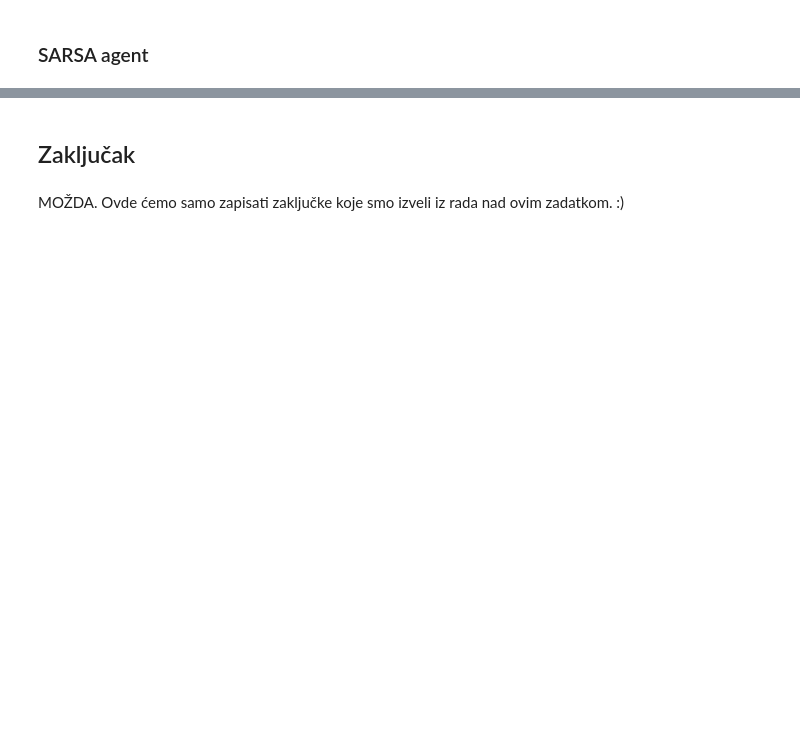
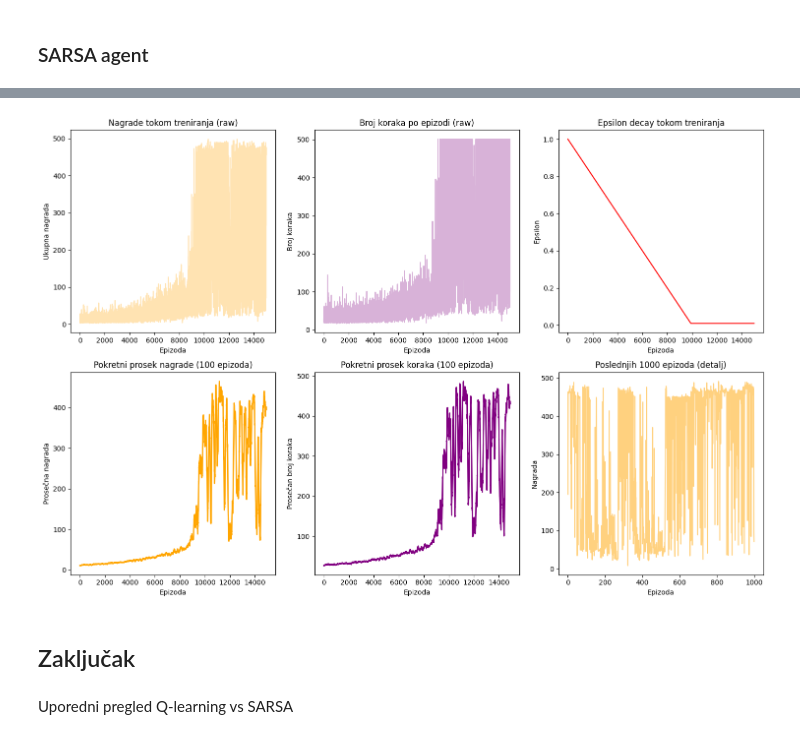
Before and after one commit to neshko31/SOAA-Projekat, a Jupyter notebook: ball-and-beam.ipynb, the cells around one changed output, grey strips where cells are left out. Cells and saved outputs as stored; diff of their text form; code cells hidden in the pictures; blank space fills up the shorter version.

```diff
--- a/ball-and-beam.ipynb
+++ b/ball-and-beam.ipynb
@@ -183,4 +488,8 @@ def discretize_state(state):
+# %%
+visualize_sarsa()
+# %% [output]
+[figure, added]
 # %% [markdown]
 ## Zaključak
 # %% [markdown]
-MOŽDA. Ovde ćemo samo zapisati zaključke koje smo izveli iz rada nad ovim zadatkom. :)
+Uporedni pregled Q-learning vs SARSA
```
Also changed, not shown: parts of 6 cells of this notebook.
